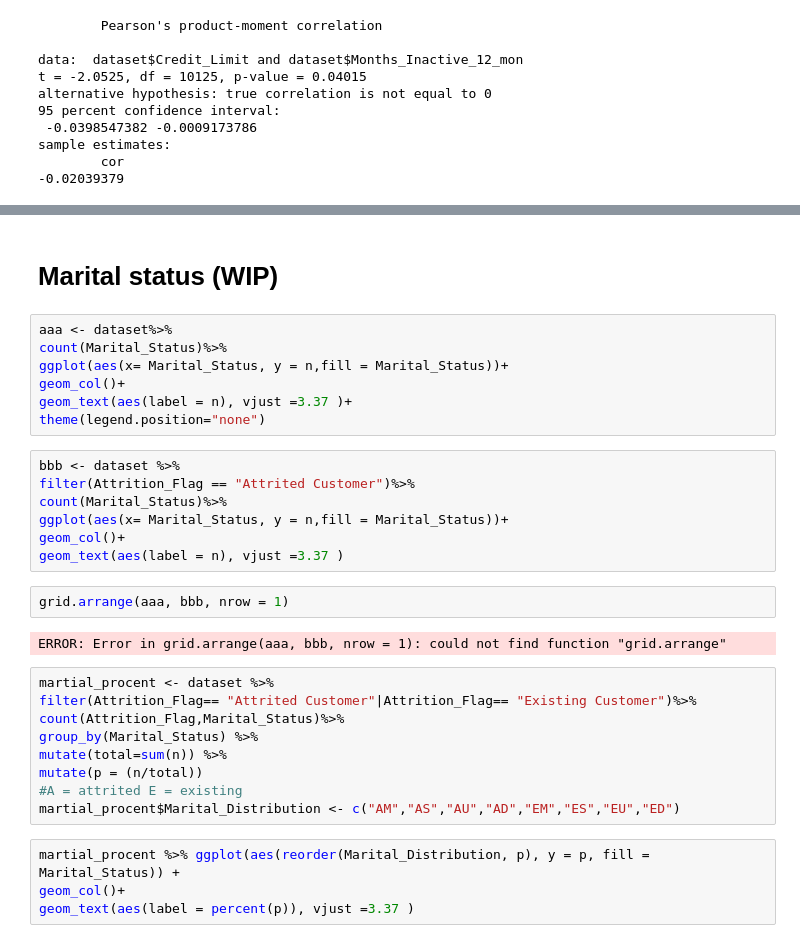
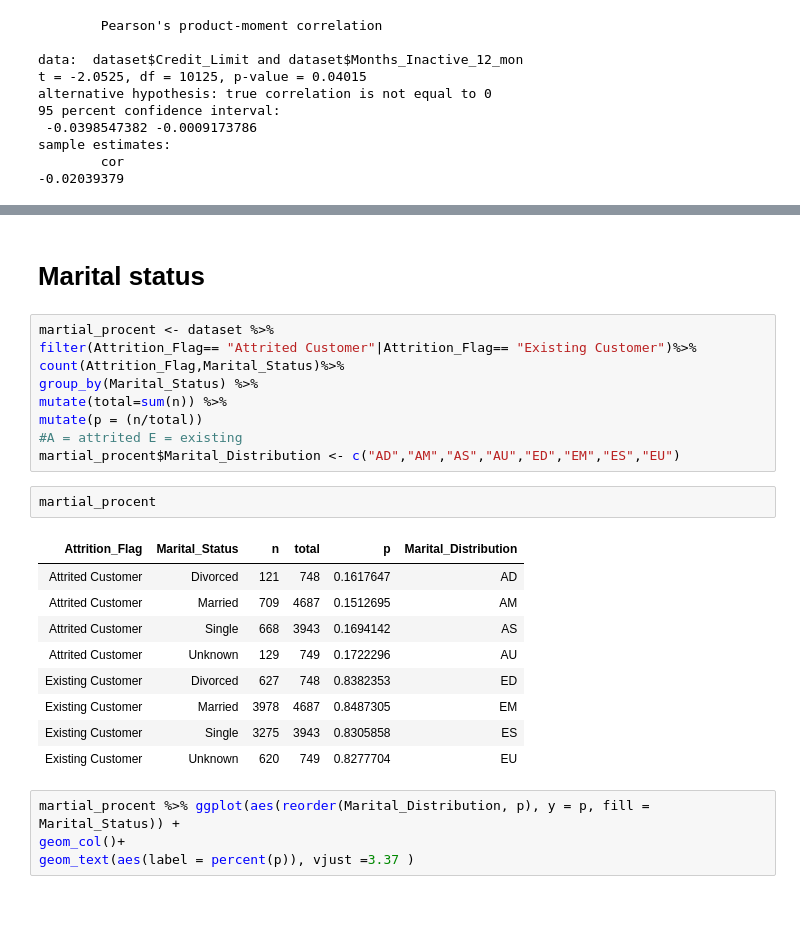
Before and after one commit to WeAreVR/Biba, a Jupyter notebook: BIBA.ipynb, the cells around one changed output, grey strips where cells are left out. Drawn from its saved outputs; the diff is of its cells as text; blank space fills up the shorter version.

```diff
--- a/BIBA.ipynb
+++ b/BIBA.ipynb
@@ -322,23 +328,5 @@ df1
 # %% [markdown]
-# Marital status (WIP)
+# Marital status
-# %%
-aaa <- dataset%>%
-count(Marital_Status)%>%
-ggplot(aes(x= Marital_Status, y = n,fill = Marital_Status))+
-geom_col()+
-geom_text(aes(label = n), vjust =3.37 )+
-theme(legend.position="none")
-# %%
-bbb <- dataset %>%
-filter(Attrition_Flag == "Attrited Customer")%>%
-count(Marital_Status)%>%
-ggplot(aes(x= Marital_Status, y = n,fill = Marital_Status))+
-geom_col()+
-geom_text(aes(label = n), vjust =3.37 )
-# %%
-grid.arrange(aaa, bbb, nrow = 1)
-# %% [output]
-ERROR: Error in grid.arrange(aaa, bbb, nrow = 1): could not find function "grid.arrange"
 # %%
 martial_procent <- dataset %>%
 filter(Attrition_Flag== "Attrited Customer"|Attrition_Flag== "Existing Customer")%>%
@@ -347,7 +335,19 @@ group_by(Marital_Status) %>%
 mutate(total=sum(n)) %>%
 mutate(p = (n/total))
 #A = attrited E = existing
-martial_procent$Marital_Distribution <- c("AM","AS","AU","AD","EM","ES","EU","ED")
+martial_procent$Marital_Distribution <- c("AD","AM","AS","AU","ED","EM","ES","EU")
+# %%
+martial_procent
+# %% [output]
+| Attrition_Flag | Marital_Status | n | total | p | Marital_Distribution |
+| Attrited Customer | Divorced | 121 | 748 | 0.1617647 | AD |
+| Attrited Customer | Married | 709 | 4687 | 0.1512695 | AM |
+| Attrited Customer | Single | 668 | 3943 | 0.1694142 | AS |
+| Attrited Customer | Unknown | 129 | 749 | 0.1722296 | AU |
+| Existing Customer | Divorced | 627 | 748 | 0.8382353 | ED |
+| Existing Customer | Married | 3978 | 4687 | 0.8487305 | EM |
+| Existing Customer | Single | 3275 | 3943 | 0.8305858 | ES |
+| Existing Customer | Unknown | 620 | 749 | 0.8277704 | EU |
 # %%
 martial_procent %>% ggplot(aes(reorder(Marital_Distribution, p), y = p, fill = Marital_Status)) +
 geom_col()+
```
Also changed, not shown: parts of 21 cells of this notebook.
